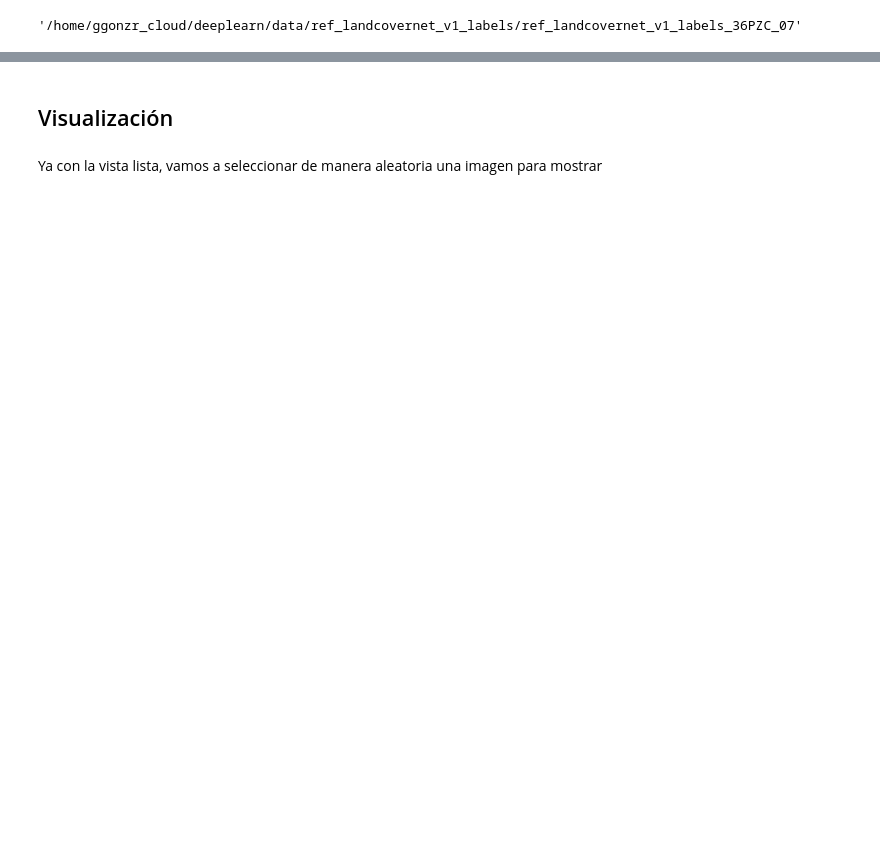
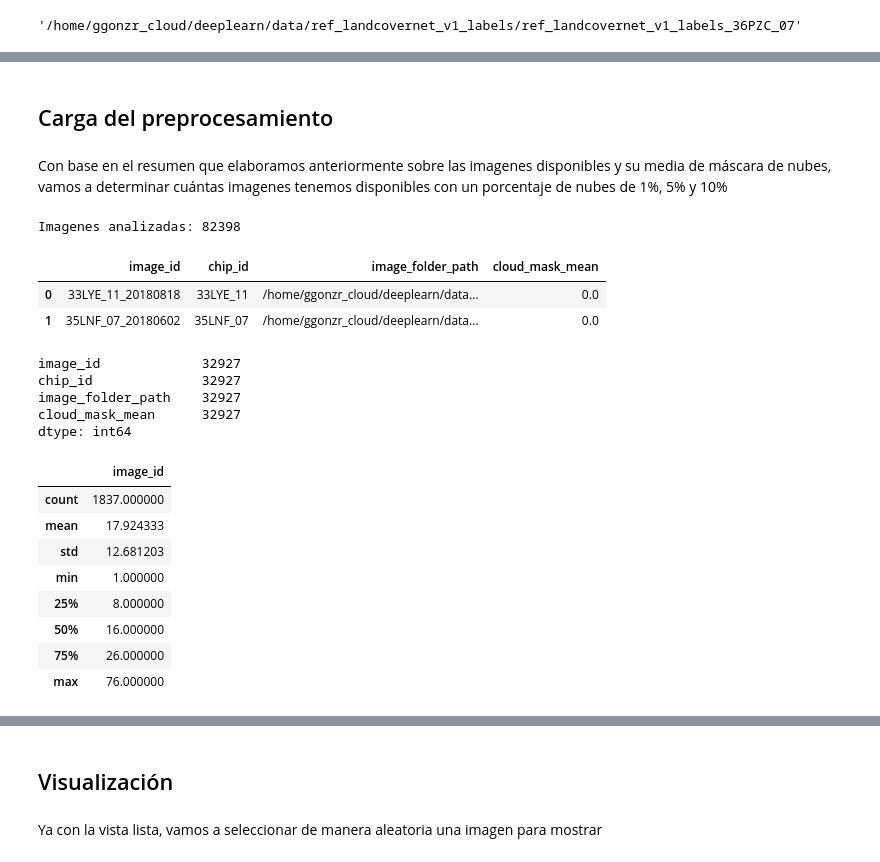
Before and after one commit to ggonzr/deep-learning-e2, a Jupyter notebook: notebook/entrega2.ipynb, the cells around one changed output, grey strips where cells are left out. Cells and saved outputs as stored; diff of their text form; code cells hidden in the pictures; blank space fills up the shorter version.

```diff
--- a/notebook/entrega2.ipynb
+++ b/notebook/entrega2.ipynb
@@ -175,0 +65,27 @@ with open(f"{DATA_BASE}/image_view.json", "w", encoding="utf-8") as v_f:
+# %% [markdown]
+## Carga del preprocesamiento
+# %% [markdown]
+Con base en el resumen que elaboramos anteriormente sobre las imagenes disponibles y su media de máscara de nubes, vamos a determinar cuántas imagenes tenemos disponibles con un porcentaje de nubes de 1%, 5% y 10%
+# %%
+mask_clouds_df = pd.read_json(f"{DATA_BASE}/cloud_mask_report.json")
+# %%
+print(f"Imagenes analizadas: {mask_clouds_df.count()[0]}")
+# %% [output]
+Imagenes analizadas: 82398
+# %%
+# Datos
+mask_clouds_df.head(2)
+# %% [output]
+|  | image_id | chip_id | image_folder_path | cloud_mask_mean |
+| 0 | 33LYE_11_20180818 | 33LYE_11 | /home/ggonzr_cloud/deeplearn/data... | 0.0 |
+| 1 | 35LNF_07_20180602 | 35LNF_07 | /home/ggonzr_cloud/deeplearn/data... | 0.0 |
+# %%
+# Datos con una media de nubes menor a 0.1%
+percentage_1_mask_clouds = mask_clouds_df[mask_clouds_df.cloud_mask_mean <= 0.001]
+percentage_1_mask_clouds.count()
+# %% [output]
+image_id             32927
+chip_id              32927
+image_folder_path    32927
+cloud_mask_mean      32927
+dtype: int64
@@ -175,0 +100,13 @@ with open(f"{DATA_BASE}/image_view.json", "w", encoding="utf-8") as v_f:
+# %%
+# Describir la consulta
+p1_group_count.describe()
+# %% [output]
+|  | image_id |
+| count | 1837.000000 |
+| mean | 17.924333 |
+| std | 12.681203 |
+| min | 1.000000 |
+| 25% | 8.000000 |
+| 50% | 16.000000 |
+| 75% | 26.000000 |
+| max | 76.000000 |
```
Also changed, not shown: parts of 45 cells of this notebook, 3 other files.
